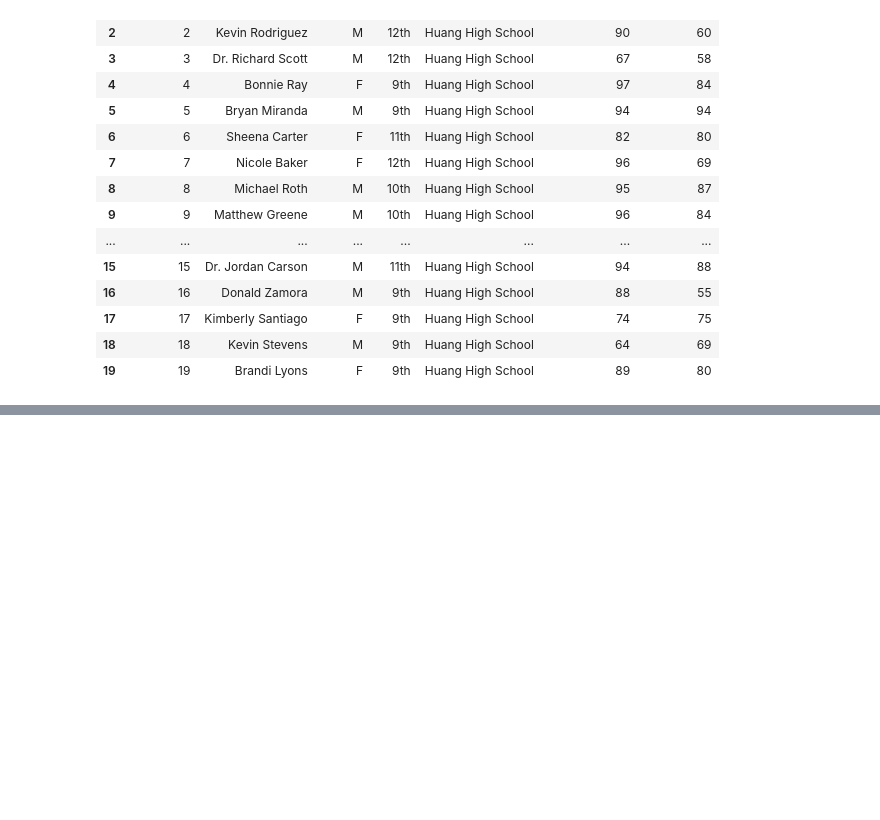
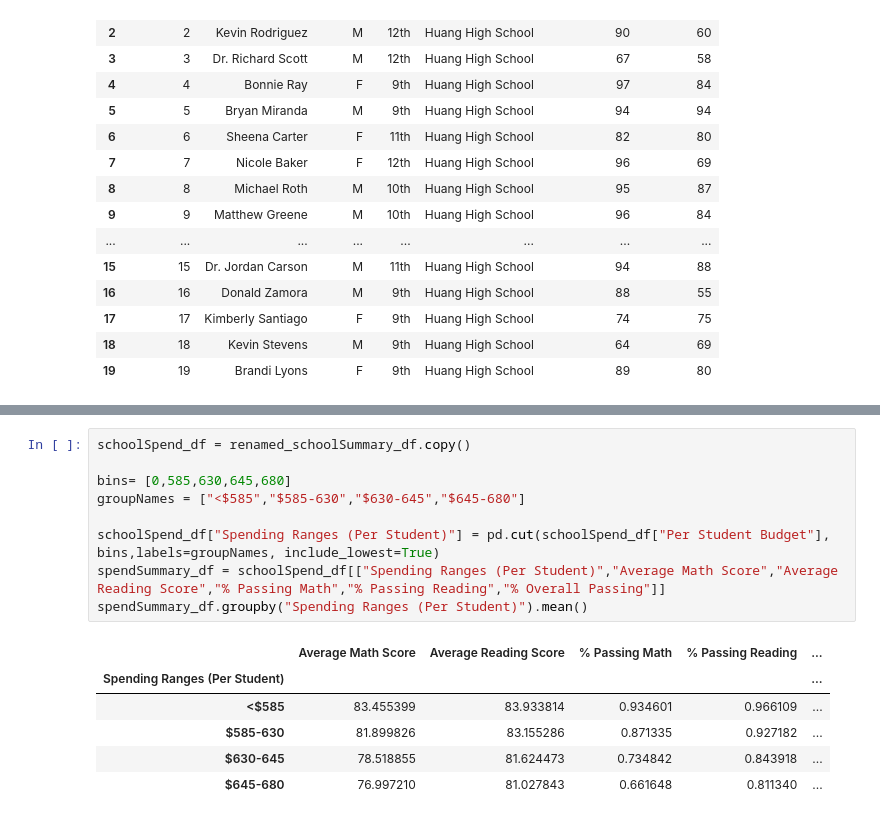
Before and after one commit to WayneJ2/pandas-challenge, a Jupyter notebook: PyCitySchools/PyCityCode.ipynb, the cells around one changed output, grey strips where cells are left out. Cells and saved outputs as stored; diff of their text form; blank space fills up the shorter version.

```diff
--- a/PyCitySchools/PyCityCode.ipynb
+++ b/PyCitySchools/PyCityCode.ipynb
@@ -282,0 +310,16 @@ partialScoresF_df
+# %%
+schoolSpend_df = renamed_schoolSummary_df.copy()
+
+bins= [0,585,630,645,680]
+groupNames = ["<$585","$585-630","$630-645","$645-680"]
+
+schoolSpend_df["Spending Ranges (Per Student)"] = pd.cut(schoolSpend_df["Per Student Budget"], bins,labels=groupNames, include_lowest=True)
+spendSummary_df = schoolSpend_df[["Spending Ranges (Per Student)","Average Math Score","Average Reading Score","% Passing Math","% Passing Reading","% Overall Passing"]]
+spendSummary_df.groupby("Spending Ranges (Per Student)").mean()
+# %% [output]
+|  | Average Math Score | Average Reading Score | % Passing Math | % Passing Reading | ... |
+| Spending Ranges (Per Student) |  |  |  |  | ... |
+| <$585 | 83.455399 | 83.933814 | 0.934601 | 0.966109 | ... |
+| $585-630 | 81.899826 | 83.155286 | 0.871335 | 0.927182 | ... |
+| $630-645 | 78.518855 | 81.624473 | 0.734842 | 0.843918 | ... |
+| $645-680 | 76.997210 | 81.027843 | 0.661648 | 0.811340 | ... |
```
Also changed, not shown: parts of 6 cells of this notebook.
